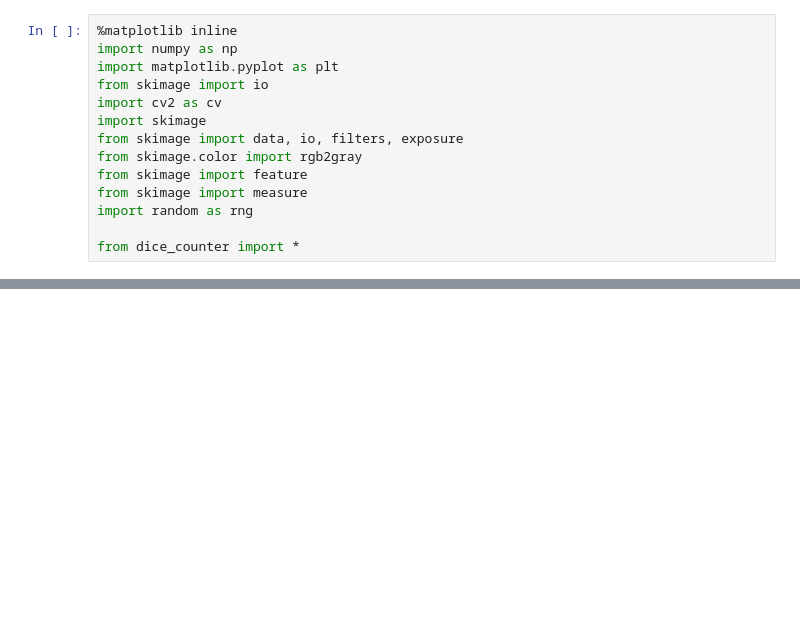
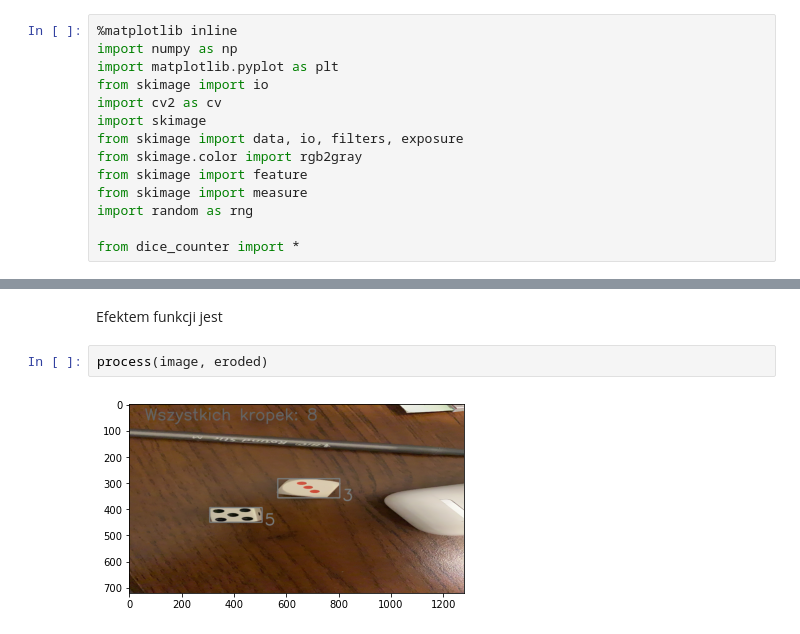
Before and after one commit to piter104/dices, a Jupyter notebook: dices.ipynb, the cells around one changed output, grey strips where cells are left out. Saved outputs shown, nothing was run; the diff lists cells and outputs as text; blank space fills up the shorter version.

```diff
--- a/dices.ipynb
+++ b/dices.ipynb
@@ -46,0 +106,6 @@ contour = process_image(255-image1)
+# %% [markdown]
+Efektem funkcji jest
+# %%
+process(image, eroded)
+# %% [output]
+[figure, added]
```
Also changed, not shown: parts of 22 cells of this notebook, 9 other files.
